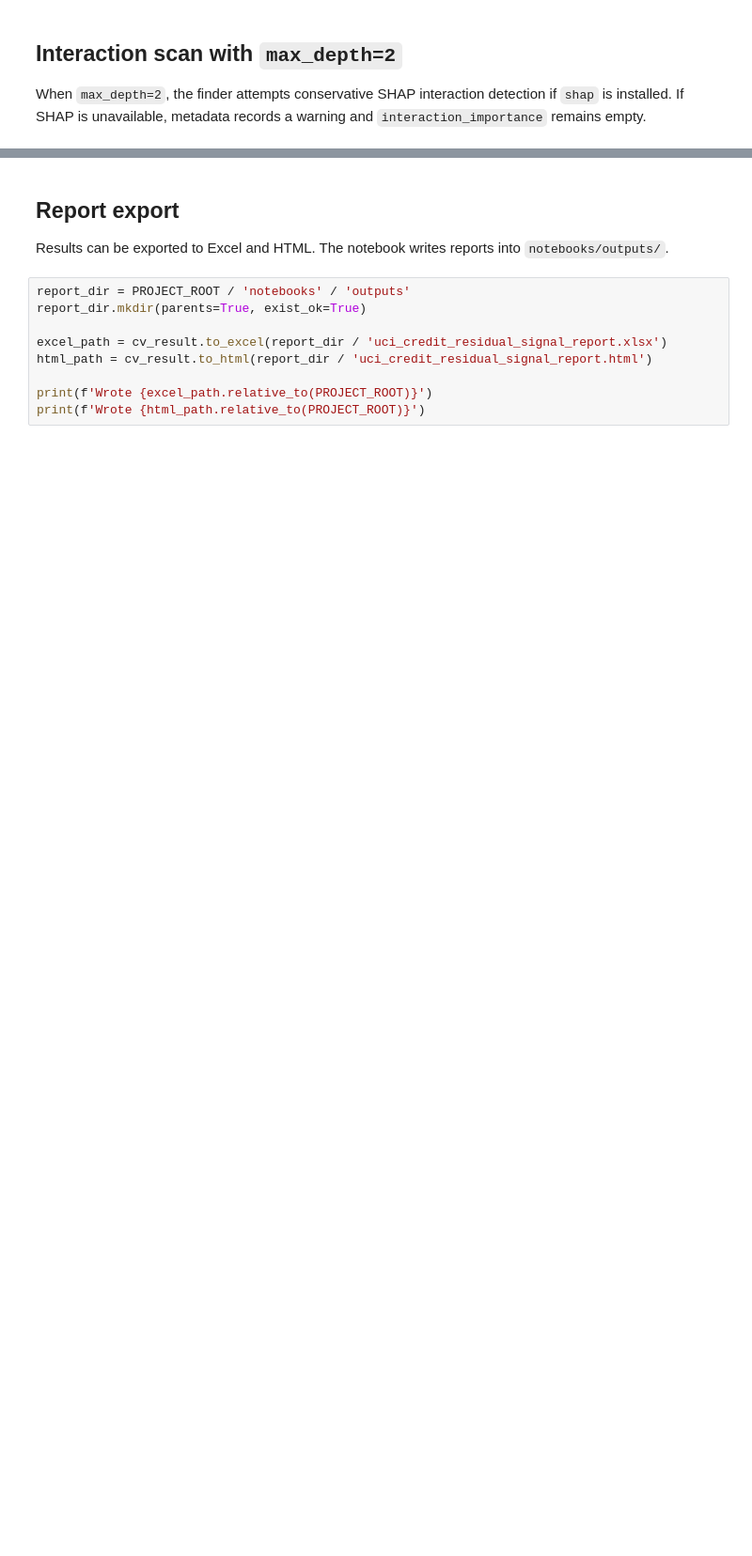
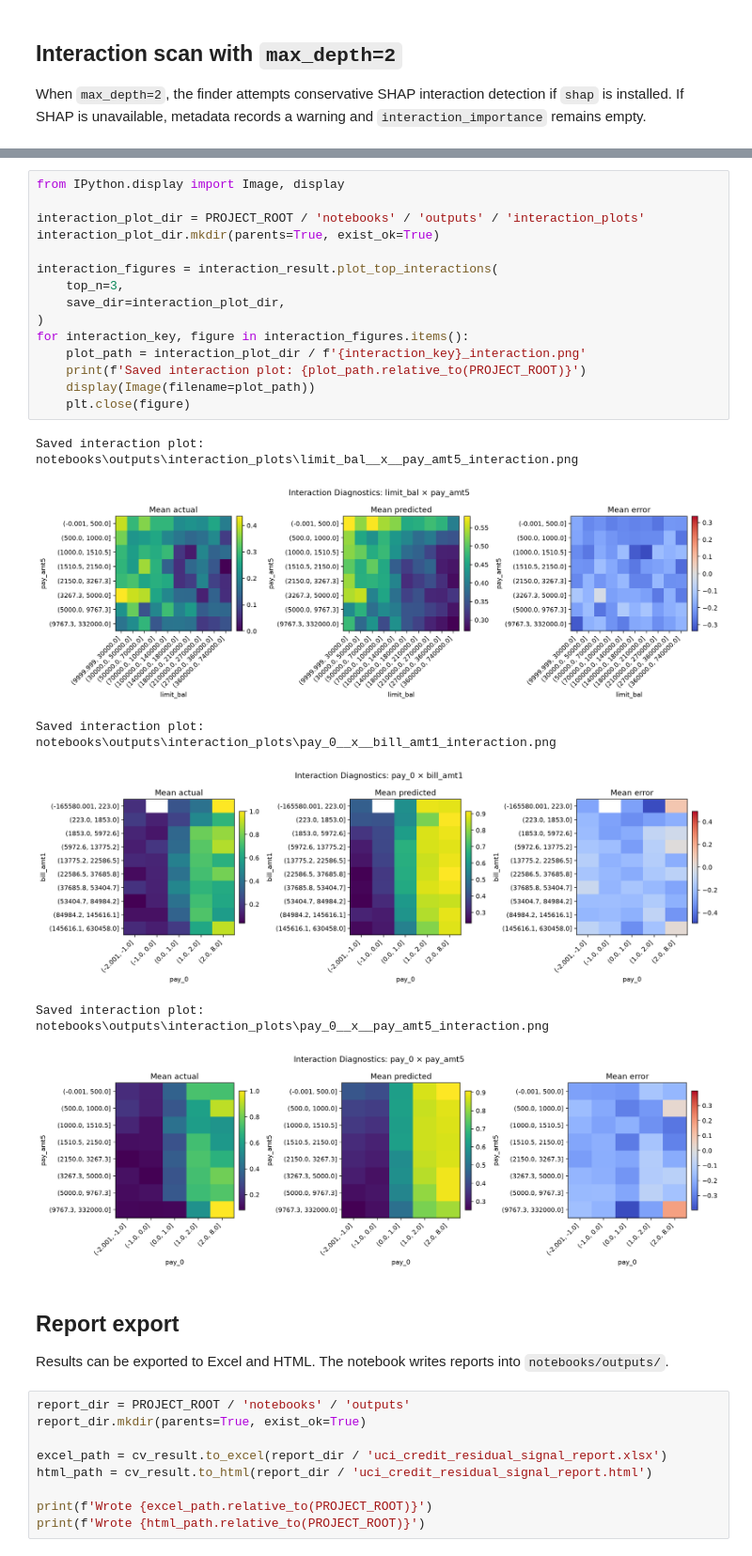
Before and after one commit to asacco-97/modeling-tools, a Jupyter notebook: notebooks/residual_signal_finder_walkthrough.ipynb, the cells around one changed output, grey strips where cells are left out. Shown at 94% size. Cells and saved outputs as stored; diff of their text form; blank space fills up the shorter version.

```diff
--- a/notebooks/residual_signal_finder_walkthrough.ipynb
+++ b/notebooks/residual_signal_finder_walkthrough.ipynb
@@ -311,3 +514,25 @@ display(interaction_result.interaction_importance.head(12))
+# %%
+from IPython.display import Image, display
+
+interaction_plot_dir = PROJECT_ROOT / 'notebooks' / 'outputs' / 'interaction_plots'
+interaction_plot_dir.mkdir(parents=True, exist_ok=True)
+
+interaction_figures = interaction_result.plot_top_interactions(
+    top_n=3,
+    save_dir=interaction_plot_dir,
+)
+for interaction_key, figure in interaction_figures.items():
+    plot_path = interaction_plot_dir / f'{interaction_key}_interaction.png'
+    print(f'Saved interaction plot: {plot_path.relative_to(PROJECT_ROOT)}')
+    display(Image(filename=plot_path))
+    plt.close(figure)
+# %% [output]
+Saved interaction plot: notebooks\outputs\interaction_plots\limit_bal__x__pay_amt5_interaction.png
+[figure, added]
+Saved interaction plot: notebooks\outputs\interaction_plots\pay_0__x__bill_amt1_interaction.png
+[figure, added]
+Saved interaction plot: notebooks\outputs\interaction_plots\pay_0__x__pay_amt5_interaction.png
+[figure, added]
 # %% [markdown]
 ## Report export
 
```
Also changed, not shown: parts of 17 cells of this notebook, 4 other files.
